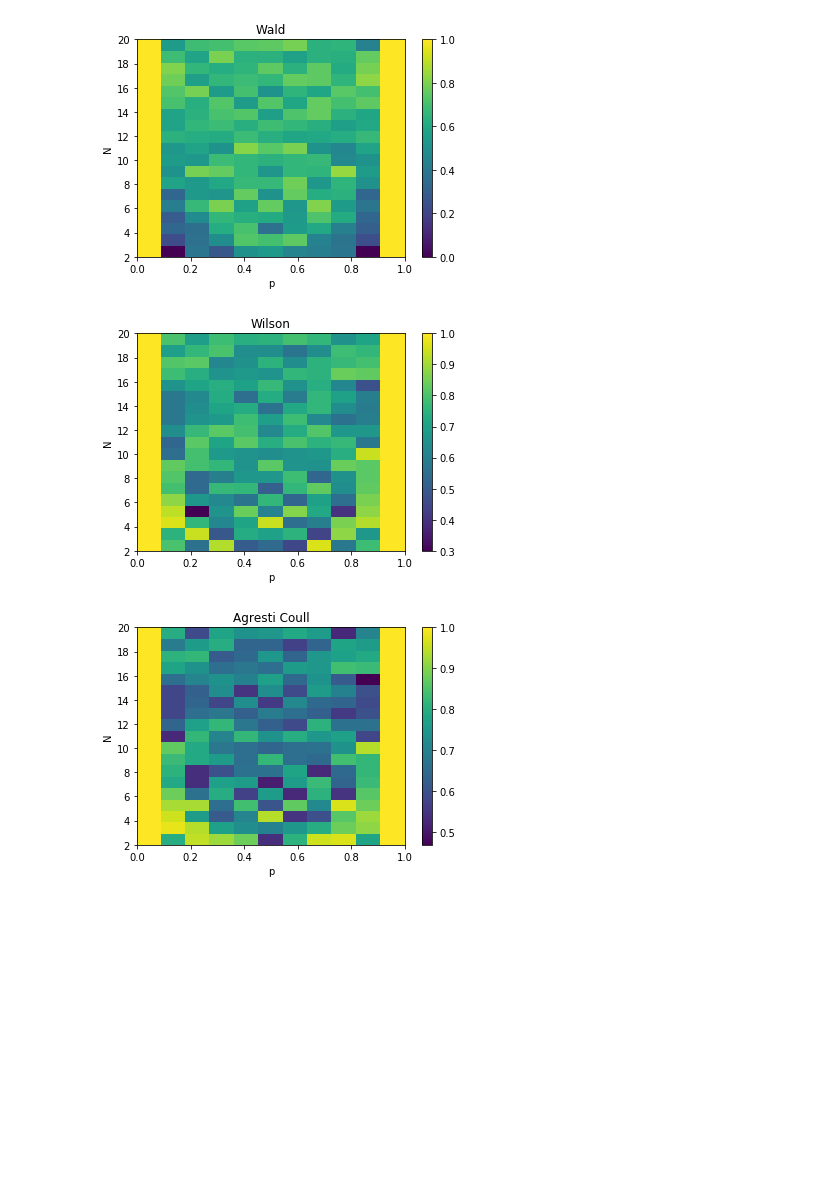
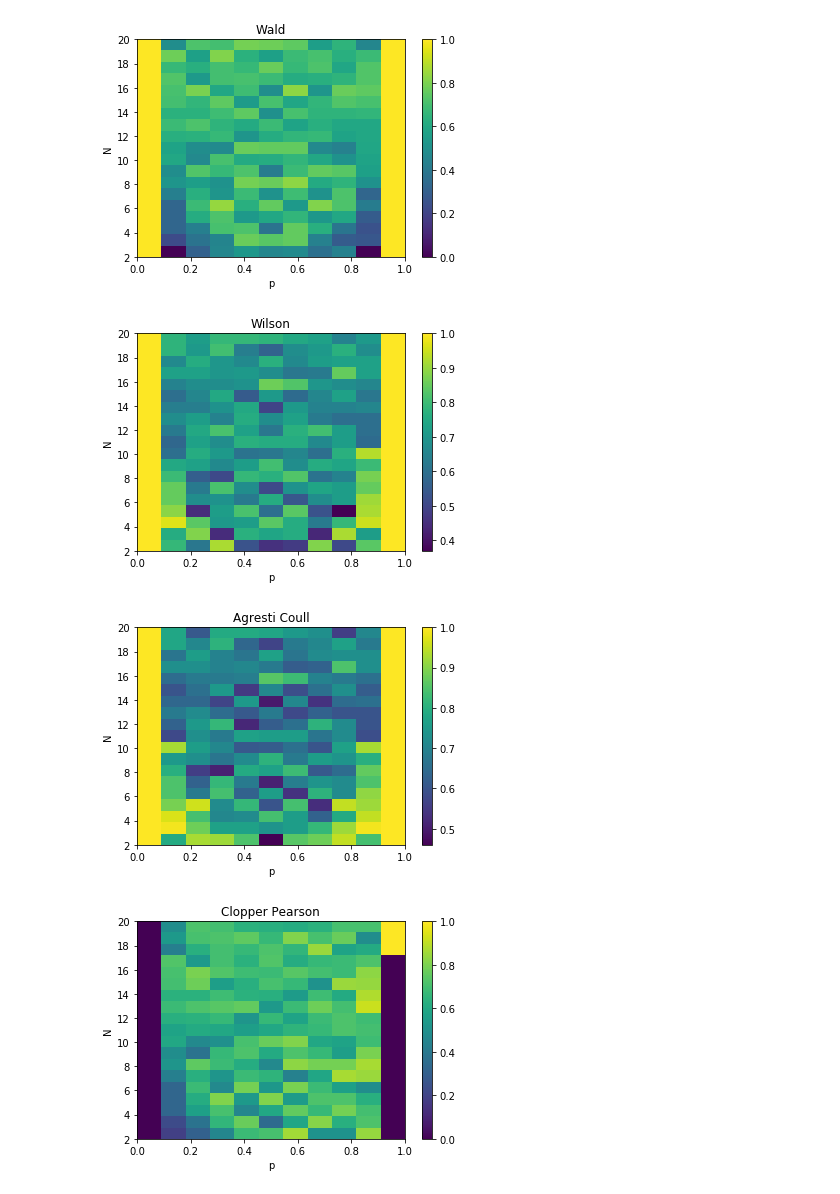
Before and after one commit to irenecortinovis/stats_coverage_binomial, a Jupyter notebook: Frequentist_coverage_study.ipynb, the cells around one changed output. Drawn from its saved outputs; the diff is of its cells as text; code cells hidden in the pictures; blank space fills up the shorter version.

```diff
--- a/Frequentist_coverage_study.ipynb
+++ b/Frequentist_coverage_study.ipynb
@@ -121,6 +208,7 @@ def fraction_in_interval(p,N,N_trials):
     n_incl_wald = 0
     n_incl_wilson = 0
     n_incl_ac = 0
+    n_incl_cp = 0
 
     n = np.random.binomial(N,p, size=N_trials)
 
@@ -140,11 +228,16 @@ def fraction_in_interval(p,N,N_trials):
         if(agresticoullint[0] <= p <= agresticoullint[1]):
             n_incl_ac+=1
 
-    return([n_incl_wald/N_trials, n_incl_wilson/N_trials, n_incl_ac/N_trials])
+        clopperpearsonint = ClopperPearson_BHRV(number,N,CL)
+        if(clopperpearsonint[0] <= p <= clopperpearsonint[1]):
+            n_incl_cp+=1
+
+    return([float(n_incl_wald)/float(N_trials), float(n_incl_wilson)/float(N_trials), float(n_incl_ac)/float(N_trials), float(n_incl_cp)/float(N_trials)])
 # %%
 wald_fractions = []
 wilson_fractions = []
 ac_fractions = []
+cp_fractions = []
 
 #fixed N, varying p
 for p in np.linspace(0,1,11):
@@ -152,6 +245,7 @@ for p in np.linspace(0,1,11):
     wald_fractions.append(fractions[0])
     wilson_fractions.append(fractions[1])
     ac_fractions.append(fractions[2])
+    cp_fractions.append(fractions[3])
 # %%
 #plot
 
@@ -173,6 +268,7 @@ N_trials = 100
 wald_fr_all = []
 wilson_fr_all = []
 ac_fr_all = []
+cp_fr_all = []
 
 N_initial = 2
 N_final = 20
@@ -184,72 +280,89 @@ for N in range(N_initial,N_final+1):
     wald_fractions = []
     wilson_fractions = []
     ac_fractions = []
+    cp_fractions = []
 
     for p in np.linspace(0,1,11):
         fractions = fraction_in_interval(p,N,N_trials)
         wald_fractions.append(fractions[0])
         wilson_fractions.append(fractions[1])
         ac_fractions.append(fractions[2])
+        cp_fractions.append(fractions[3])
 
     #stack all fractions data for each interal method, for each N and for each p
     if(N == N_initial):
         wald_fr_all = wald_fractions
         wilson_fr_all = wilson_fractions
         ac_fr_all = ac_fractions
+        cp_fr_all = cp_fractions
     else:
         wald_fr_all = np.vstack((wald_fr_all,wald_fractions))
         wilson_fr_all = np.vstack((wilson_fr_all,wilson_fractions))
         ac_fr_all = np.vstack((ac_fr_all,ac_fractions))
+        cp_fr_all = np.vstack((cp_fr_all,cp_fractions))
 # %%
 #shape the data in a more usable way for the 2d plots
 
 wald_data = [[],[],[]]
 wilson_data = [[],[],[]]
 ac_data = [[],[],[]]
+cp_data = [[],[],[]]
 
 n_Ns = N_final-N_initial+1
 n_ps = len(np.linspace(0,1,11))
 
 for N1 in range(n_Ns):
     for p1 in range(n_ps):
-        wald_data[0].append(p1/10)
+        wald_data[0].append(float(p1)/10.)
         wald_data[1].append(N1+2)
         wald_data[2].append(wald_fr_all[N1][p1])
 
-        wilson_data[0].append(p1/10)
+        wilson_data[0].append(float(p1)/10.)
         wilson_data[1].append(N1+2)
         wilson_data[2].append(wilson_fr_all[N1][p1])
 
-        ac_data[0].append(p1/10)
+        ac_data[0].append(float(p1)/10.)
         ac_data[1].append(N1+2)
         ac_data[2].append(ac_fr_all[N1][p1])
+
+        cp_data[0].append(float(p1)/10.)
+        cp_data[1].append(N1+2)
+        cp_data[2].append(cp_fr_all[N1][p1])
 # %%
 #2d plots
 
 plt.hist2d(wald_data[0],wald_data[1],weights=wald_data[2],bins=[11,19])
 plt.colorbar()
 plt.xlabel("p")
 plt.ylabel("N")
 plt.title("Wald")
 plt.show()
 
 plt.hist2d(wilson_data[0],wilson_data[1],weights=wilson_data[2],bins=[11,19])
 plt.colorbar()
 plt.xlabel("p")
 plt.ylabel("N")
 plt.title("Wilson")
 plt.show()
 
 plt.hist2d(ac_data[0],ac_data[1],weights=ac_data[2],bins=[11,19])
 plt.colorbar()
 plt.xlabel("p")
 plt.ylabel("N")
 plt.title("Agresti Coull")
 plt.show()
+
+plt.hist2d(cp_data[0],cp_data[1],weights=cp_data[2],bins=[11,19])
+plt.colorbar()
+plt.xlabel("p")
+plt.ylabel("N")
+plt.title("Clopper Pearson")
+plt.show()
 # %% [output]
-[figure, old version]
+[figure, new version]
-[figure, old version]
+[figure, new version]
-[figure, old version]
+[figure, new version]
+[figure, added]
 # %%
 #average as function of N
 
```
Also changed, not shown: parts of 7 cells of this notebook.
